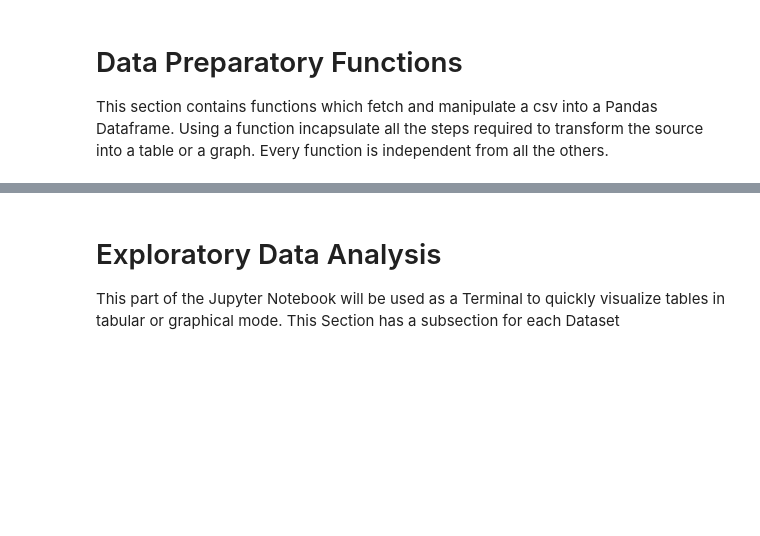
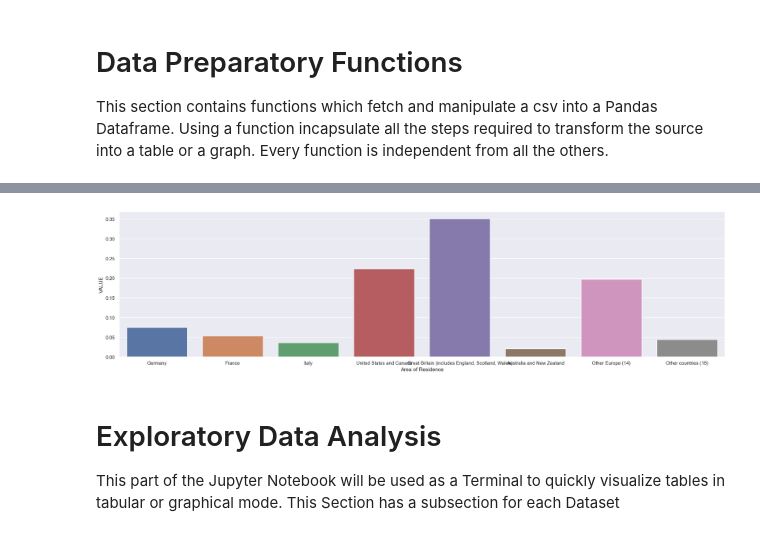
Before and after one commit to sba21725/MSC_DA_CA1, a Jupyter notebook: Notebook.ipynb, the cells around one changed output, grey strips where cells are left out. Drawn from its saved outputs; the diff is of its cells as text; code cells hidden in the pictures; blank space fills up the shorter version.

```diff
--- a/Notebook.ipynb
+++ b/Notebook.ipynb
@@ -76,22 +76,32 @@ def cso_df(cso_stat_code):
 This section contains functions which fetch and manipulate a csv into a Pandas Dataframe.
 Using a function incapsulate all the steps required to transform the source into a table or a graph. Every function is independent from all the others.
 # %%
-#def tma09C1_frequencies():
-df = cso_df("tma09")
+def tma09C1_frequencies_no_allcountries():
+    df = cso_df("tma09")
 
-df = df[df["Statistic Label"]=="Overseas Trips to Ireland by Non-Residents"]
+    df = df[df["Statistic Label"]=="Overseas Trips to Ireland by Non-Residents"]
 
-# 2009 and 2010 there are missing values.
-# Remove lines and restrict research to 2011-2019
-df = df[df["Year"]>=2011]
+    # 2009 and 2010 there are missing values.
+    # Remove lines and restrict research to 2011-2019
+    df = df[df["Year"]>=2011]
 
-for year in range(2011, 2020):
-    tot = ((df[df["Area of Residence"]=="All Countries"])[df["Year"]==year])["VALUE"].iloc[0]
-    #df["VALUE"] = (df[df["Year"]==year])
+    for year in range(2011, 2020):
+        #tot = ((df.[df["Area of Residence"]=="All Countries"])[df["Year"]==year])["VALUE"].iloc[0]
+        tot_year = df.loc[(df["Area of Residence"] == "All Countries") & (df["Year"]==year)]["VALUE"].iloc[0]
 
-    df.loc[df['Year'] == year, 'VALUE'] = year
-#df["Freq"] = df["VALUE"].map
+        df.loc[df['Year'] == year, 'VALUE'] = df[df['Year'] == year]["VALUE"]/tot_year
 
-#return df
-df.head()
+    df = df.drop(df.loc[df["Area of Residence"]=="All Countries"].index)
+    return df
+
+
+df = tma09C1_frequencies_no_allcountries().loc[tma09C1_frequencies_no_allcountries()["Year"]==2019]
+
+
+sns.set_theme(style="darkgrid")
+
+fig, ax = plt.subplots(figsize=(25, 6))
+
+sns.barplot(df, x="Area of Residence", y="VALUE", ax=ax)
+plt.show()
 # %% [output]
@@ -104,3 +108,4 @@ df.head()
+[figure, added]
 # %%
 # NAME CONVENTION csoStatCode_bla bla bla
 
```
Also changed, not shown: parts of 1 cell of this notebook.
